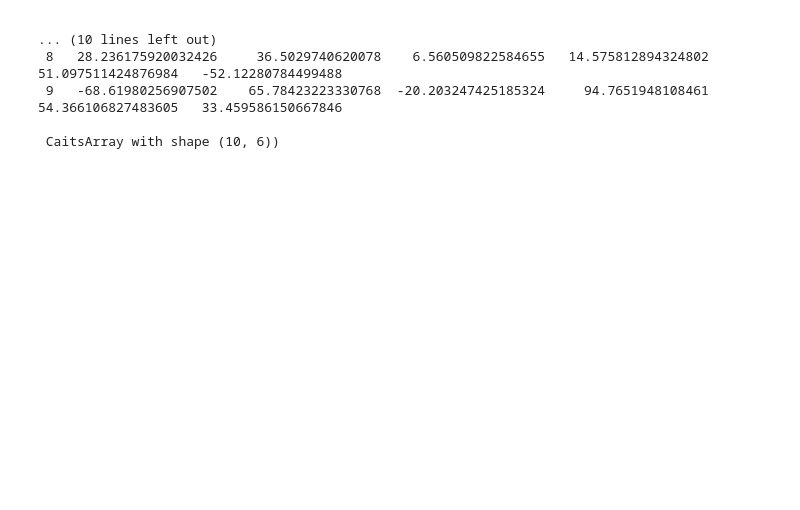
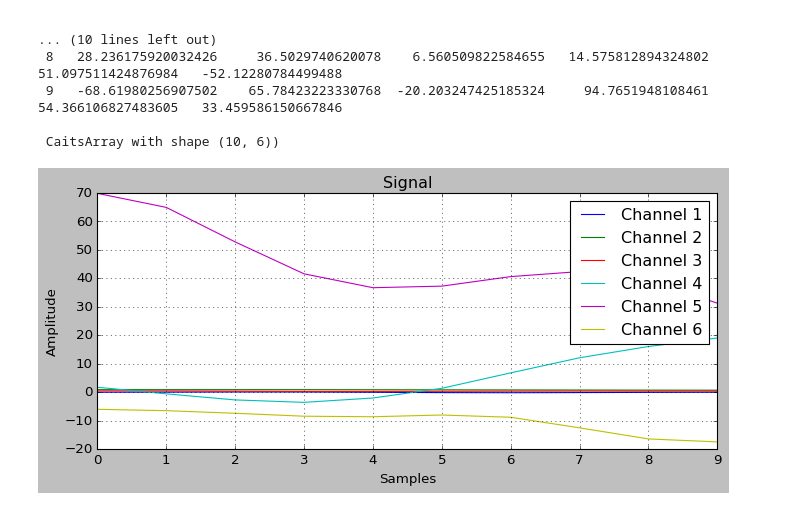
Before and after one commit to AIoT-Group-UoP/crossai-ts, a Jupyter notebook: examples/_dataset3_test.ipynb, the cells around one changed output. Saved outputs shown, nothing was run; the diff lists cells and outputs as text; code cells hidden in the pictures; blank space fills up the shorter version.

```diff
--- a/examples/_dataset3_test.ipynb
+++ b/examples/_dataset3_test.ipynb
@@ -734,0 +750,4 @@ augmented_tmp_train.X[0], augmented_tmp_train.X[20178]
+# %%
+plot_signal(tmp_train.X[0].values, return_mode=False)
+# %% [output]
+[figure, added]
```
Also changed, not shown: parts of 5 cells of this notebook.
